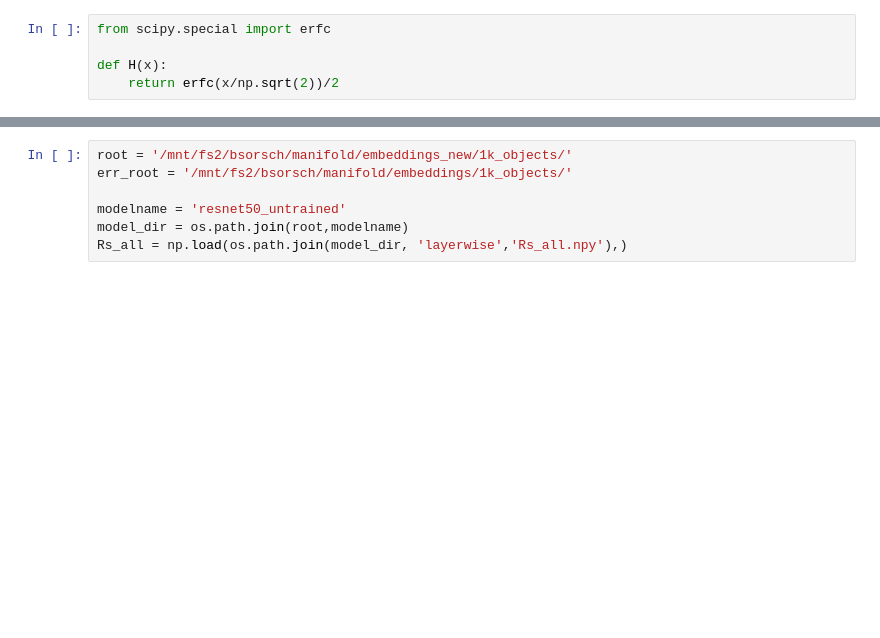
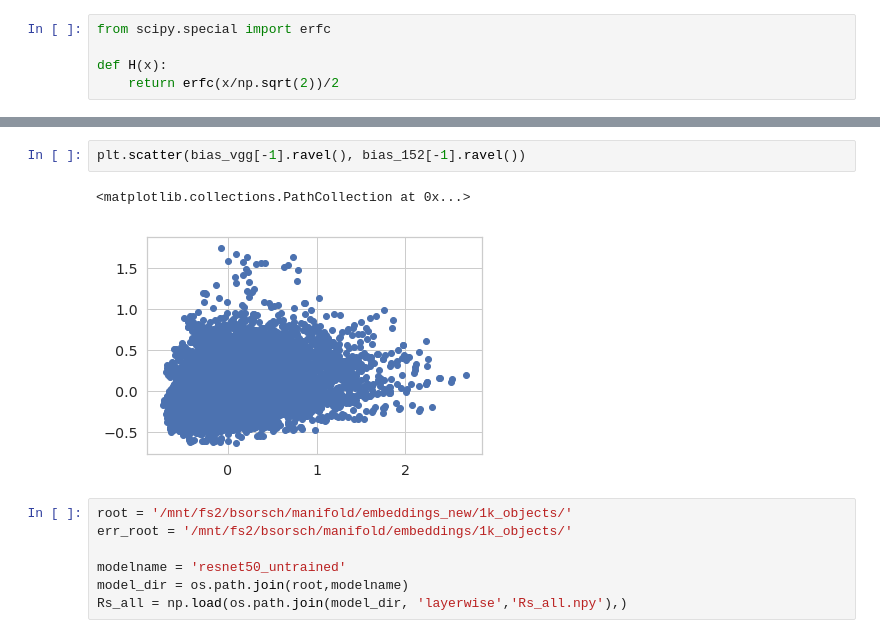
Before and after one commit to bsorsch/geometry-fewshot-learning, a Jupyter notebook: Embeddings.ipynb, the cells around one changed output, grey strips where cells are left out. Cells and saved outputs as stored; diff of their text form; blank space fills up the shorter version.

```diff
--- a/Embeddings.ipynb
+++ b/Embeddings.ipynb
@@ -914,3 +1002,8 @@ plt.subplots_adjust(wspace=0, hspace=0.1)
+# %%
+plt.scatter(bias_vgg[-1].ravel(), bias_152[-1].ravel())
+# %% [output]
+<matplotlib.collections.PathCollection at 0x...>
+[figure, added]
 # %%
 root = '/mnt/fs2/bsorsch/manifold/embeddings_new/1k_objects/'
 err_root = '/mnt/fs2/bsorsch/manifold/embeddings/1k_objects/'
```
Also changed, not shown: parts of 10 cells of this notebook, 1 other file.
